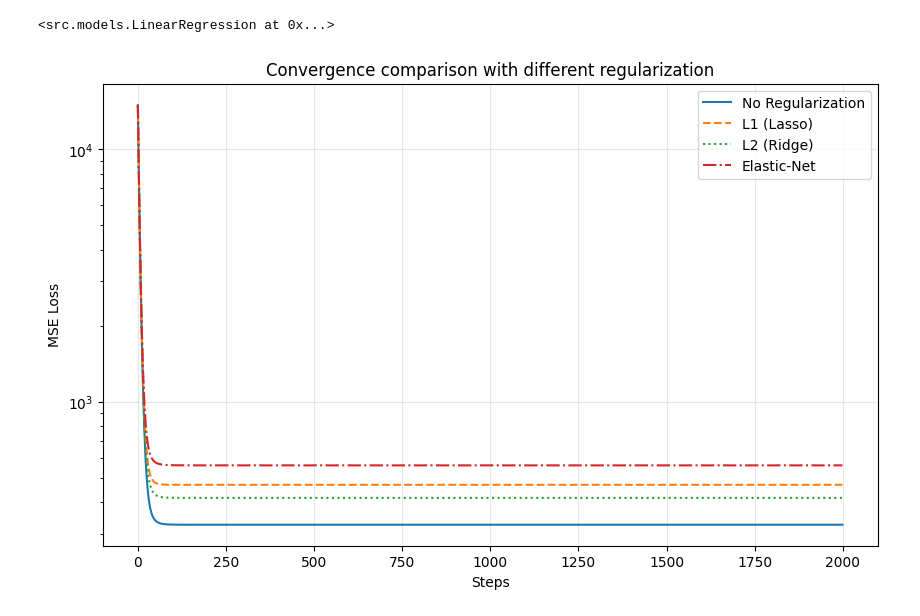
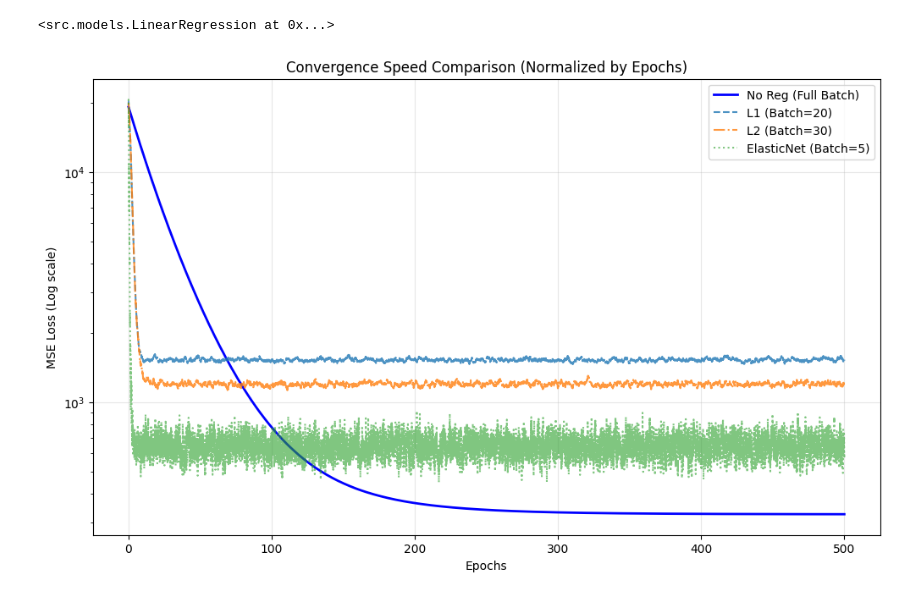
Before and after one commit to 1dober1/optimizer-playground, a Jupyter notebook: notebooks/experiments.ipynb, the cells around one changed output. Cells and saved outputs as stored; diff of their text form; code cells hidden in the pictures.

Commit message:
Add batch processing support to LinearRegression model

```diff
--- a/notebooks/experiments.ipynb
+++ b/notebooks/experiments.ipynb
@@ -51,21 +89,51 @@ model_en.fit(X_train, y_train)
 # %% [output]
 <src.models.LinearRegression at 0x...>
 # %%
-plt.figure(figsize=(10, 6))
-plt.plot(model_none.history, label="No Regularization", linestyle="solid")
-plt.plot(model_l1.history, label="L1 (Lasso)", linestyle="dashed")
-plt.plot(model_l2.history, label="L2 (Ridge)", linestyle="dotted")
-plt.plot(model_en.history, label="Elastic-Net", linestyle="dashdot")
+plt.figure(figsize=(12, 7))
 
-plt.xlabel("Steps")
-plt.ylabel("MSE Loss")
-plt.title("Convergence comparison with different regularization")
+
+def get_x_axis(history, epochs):
+    return np.linspace(0, epochs, len(history))
+
+
+plt.plot(
+    get_x_axis(model_none.history, epochs),
+    model_none.history,
+    label="No Reg (Full Batch)",
+    linewidth=2,
+    color="blue",
+)
+plt.plot(
+    get_x_axis(model_l1.history, epochs),
+    model_l1.history,
+    label="L1 (Batch=20)",
+    linestyle="--",
+    alpha=0.8,
+)
+plt.plot(
+    get_x_axis(model_l2.history, epochs),
+    model_l2.history,
+    label="L2 (Batch=30)",
+    linestyle="-.",
+    alpha=0.8,
+)
+plt.plot(
+    get_x_axis(model_en.history, epochs),
+    model_en.history,
+    label="ElasticNet (Batch=5)",
+    linestyle=":",
+    alpha=0.6,
+)
+
+plt.xlabel("Epochs")
+plt.ylabel("MSE Loss (Log scale)")
+plt.title("Convergence Speed Comparison (Normalized by Epochs)")
 plt.legend()
 plt.grid(True, alpha=0.3)
 plt.yscale("log")
 plt.show()
 # %% [output]
-[figure, old version]
+[figure, new version]
 # %%
 plt.figure(figsize=(15, 6))
 
```
Also changed, not shown: parts of 5 cells of this notebook, 2 other files.
